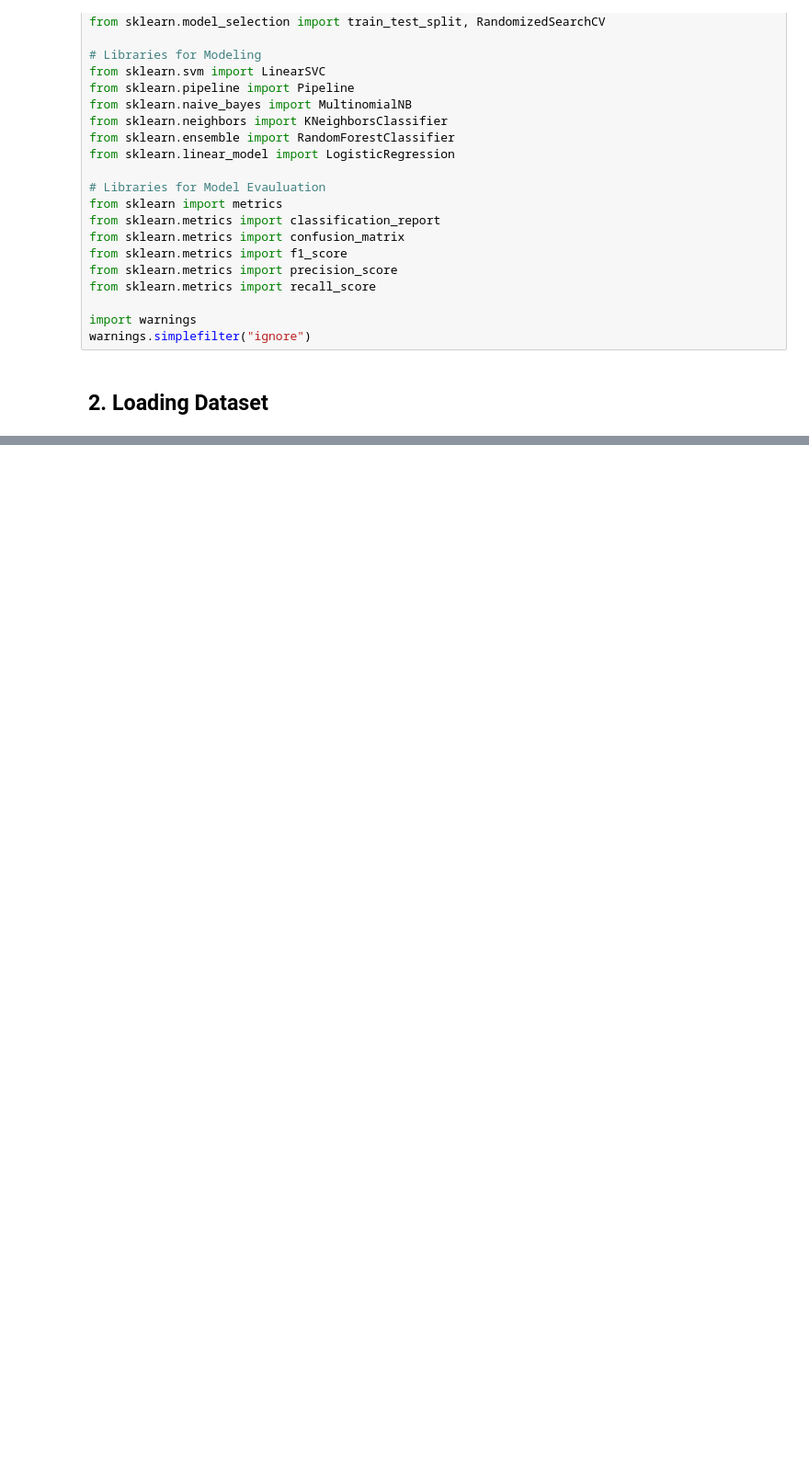
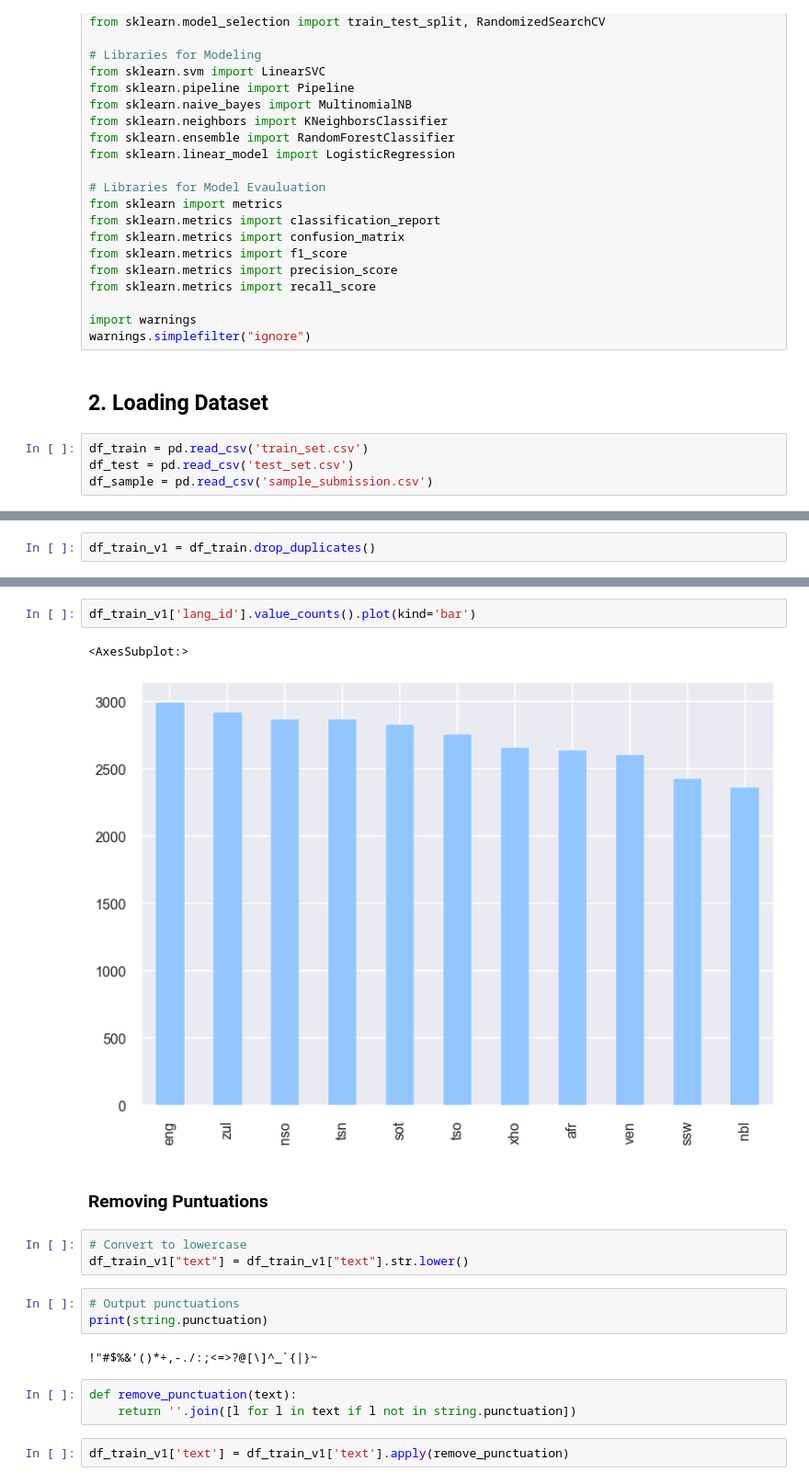
Before and after one commit to Ubasinachi-Eleonu/Advanced-Classification-Hackathon, a Jupyter notebook: Advanced Classification Hackathon Notebook.ipynb, the cells around one changed output, grey strips where cells are left out. Shown: that part at 92% size. Cells and saved outputs as stored; diff of their text form; blank space fills up the shorter version.

```diff
--- a/Advanced Classification Hackathon Notebook.ipynb
+++ b/Advanced Classification Hackathon Notebook.ipynb
@@ -90,3 +87,7 @@ import warnings
 warnings.simplefilter("ignore")
 # %% [markdown]
 ## 2. Loading Dataset
+# %%
+df_train = pd.read_csv('train_set.csv')
+df_test = pd.read_csv('test_set.csv')
+df_sample = pd.read_csv('sample_submission.csv')
@@ -92,0 +225,2 @@ warnings.simplefilter("ignore")
+# %%
+df_train_v1 = df_train.drop_duplicates()
@@ -92,0 +251,20 @@ warnings.simplefilter("ignore")
+# %%
+df_train_v1['lang_id'].value_counts().plot(kind='bar')
+# %% [output]
+<AxesSubplot:>
+[figure, added]
+# %% [markdown]
+### Removing Puntuations
+# %%
+# Convert to lowercase
+df_train_v1["text"] = df_train_v1["text"].str.lower()
+# %%
+# Output punctuations
+print(string.punctuation)
+# %% [output]
+!"#$%&'()*+,-./:;<=>?@[\]^_`{|}~
+# %%
+def remove_punctuation(text):
+    return ''.join([l for l in text if l not in string.punctuation])
+# %%
+df_train_v1['text'] = df_train_v1['text'].apply(remove_punctuation)
```
Also changed, not shown: parts of 42 cells of this notebook.
